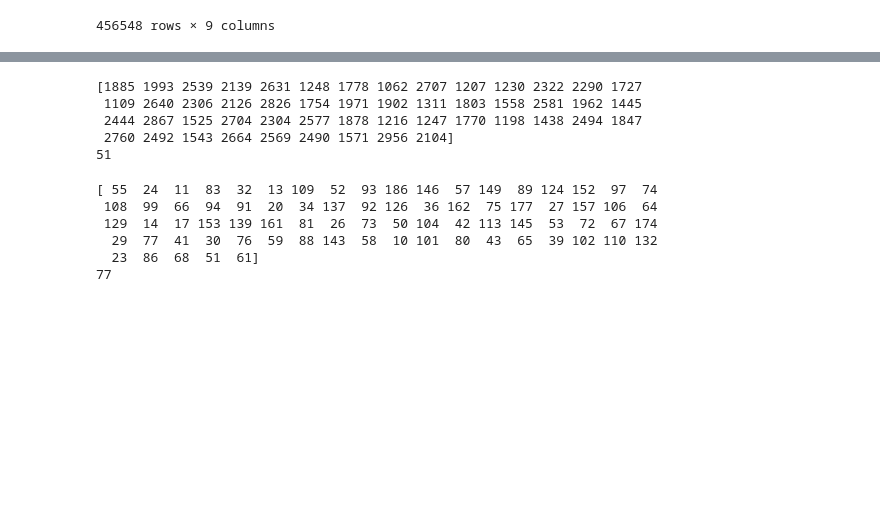
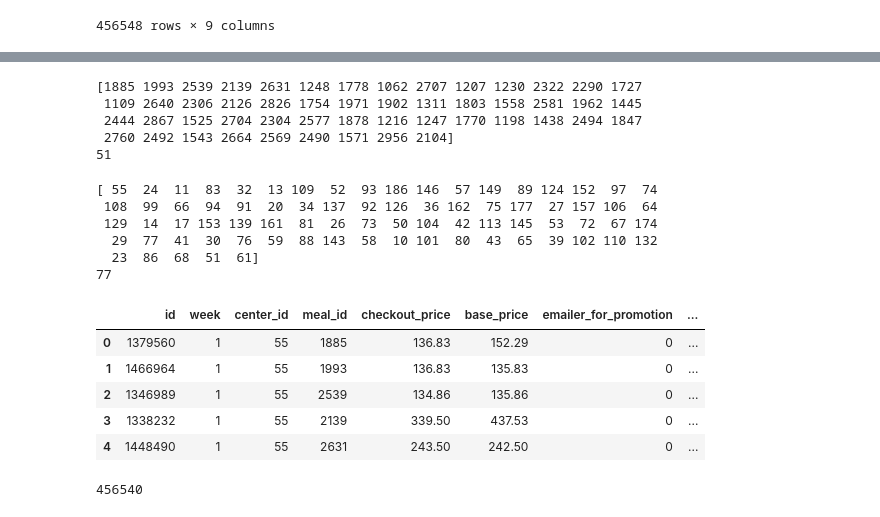
Before and after one commit to Aditya-Komaravolu/Food-Demand-Forecasting, a Jupyter notebook: Food Demand Forecasting/main.ipynb, the cells around one changed output, grey strips where cells are left out. Saved outputs shown, nothing was run; the diff lists cells and outputs as text; code cells hidden in the pictures; blank space fills up the shorter version.

```diff
--- a/Food Demand Forecasting/main.ipynb
+++ b/Food Demand Forecasting/main.ipynb
@@ -101,19 +84,37 @@ train_csv.boxplot(column=["checkout_price","base_price"],figsize=(8,8))
-# %%
-print(train_csv['meal_id'].unique())
-print(train_csv['meal_id'].nunique())
-# %% [output]
-[1885 1993 2539 2139 2631 1248 1778 1062 2707 1207 1230 2322 2290 1727
- 1109 2640 2306 2126 2826 1754 1971 1902 1311 1803 1558 2581 1962 1445
- 2444 2867 1525 2704 2304 2577 1878 1216 1247 1770 1198 1438 2494 1847
- 2760 2492 1543 2664 2569 2490 1571 2956 2104]
-51
-# %%
-print(train_csv['center_id'].unique())
-print(train_csv['center_id'].nunique())
-# %% [output]
-[ 55  24  11  83  32  13 109  52  93 186 146  57 149  89 124 152  97  74
- 108  99  66  94  91  20  34 137  92 126  36 162  75 177  27 157 106  64
- 129  14  17 153 139 161  81  26  73  50 104  42 113 145  53  72  67 174
-  29  77  41  30  76  59  88 143  58  10 101  80  43  65  39 102 110 132
-  23  86  68  51  61]
-77
+# %%
+#cross-verification of total unique meal ids w.r.t to meal ids in mail_info.csv
+print(train_csv['meal_id'].unique())
+print(train_csv['meal_id'].nunique())
+# %% [output]
+[1885 1993 2539 2139 2631 1248 1778 1062 2707 1207 1230 2322 2290 1727
+ 1109 2640 2306 2126 2826 1754 1971 1902 1311 1803 1558 2581 1962 1445
+ 2444 2867 1525 2704 2304 2577 1878 1216 1247 1770 1198 1438 2494 1847
+ 2760 2492 1543 2664 2569 2490 1571 2956 2104]
+51
+# %%
+#cross-verification of total unique center ids w.r.t to center ids in fulfilment_center.csv
+print(train_csv['center_id'].unique())
+print(train_csv['center_id'].nunique())
+# %% [output]
+[ 55  24  11  83  32  13 109  52  93 186 146  57 149  89 124 152  97  74
+ 108  99  66  94  91  20  34 137  92 126  36 162  75 177  27 157 106  64
+ 129  14  17 153 139 161  81  26  73  50 104  42 113 145  53  72  67 174
+  29  77  41  30  76  59  88 143  58  10 101  80  43  65  39 102 110 132
+  23  86  68  51  61]
+77
+# %%
+#df.head() loads only the top few rows instead of loading the complete dataset
+train_csv.head()
+# %% [output]
+|  | id | week | center_id | meal_id | checkout_price | base_price | emailer_for_promotion | ... |
+| 0 | 1379560 | 1 | 55 | 1885 | 136.83 | 152.29 | 0 | ... |
+| 1 | 1466964 | 1 | 55 | 1993 | 136.83 | 135.83 | 0 | ... |
+| 2 | 1346989 | 1 | 55 | 2539 | 134.86 | 135.86 | 0 | ... |
+| 3 | 1338232 | 1 | 55 | 2139 | 339.50 | 437.53 | 0 | ... |
+| 4 | 1448490 | 1 | 55 | 2631 | 243.50 | 242.50 | 0 | ... |
+# %%
+#to check if there are any NaN values in dataset.
+train_csv["id"].nunique()
+train_csv["emailer_for_promotion"].isnull().count()
+# %% [output]
+456540
```
Also changed, not shown: parts of 16 cells of this notebook, 3 other files.
